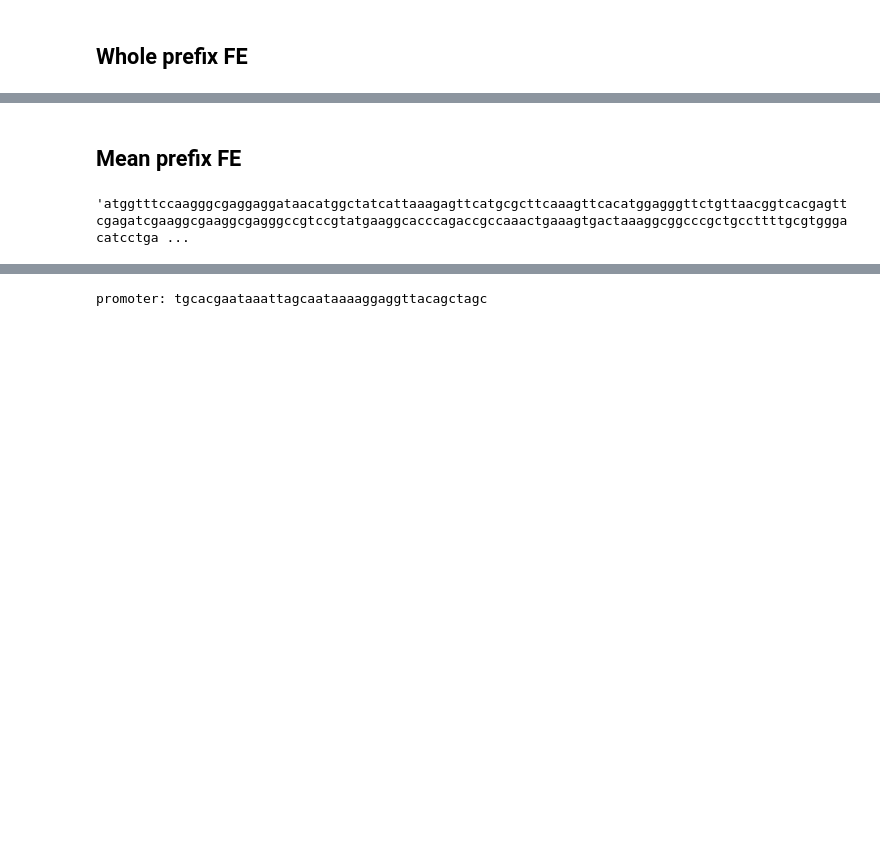
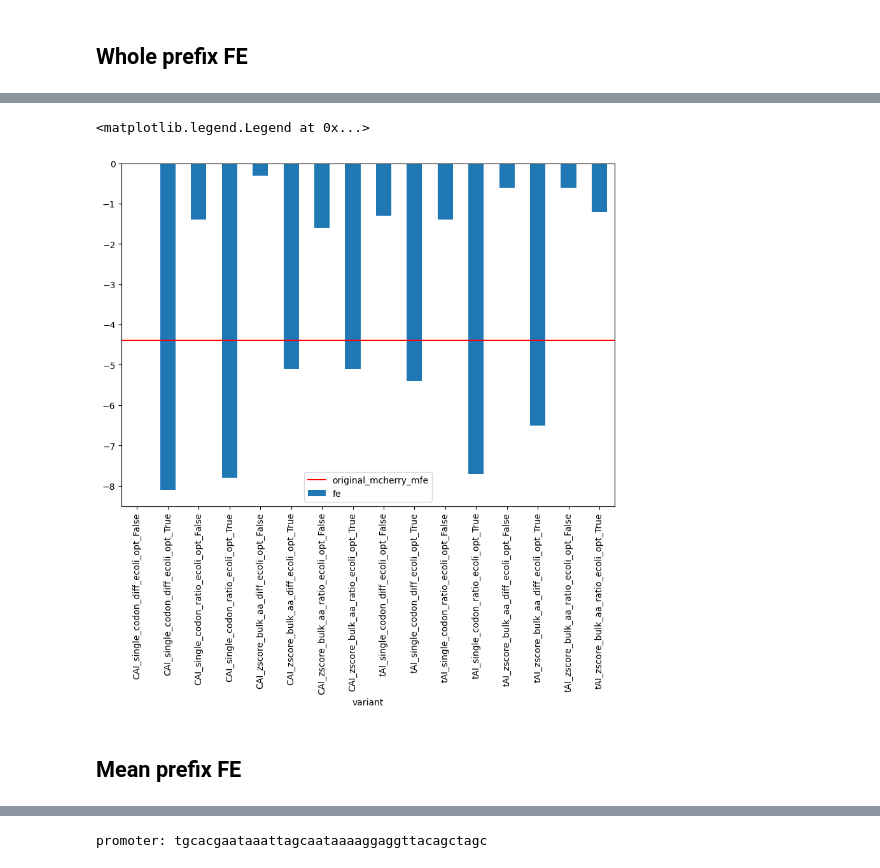
Before and after one commit to morikab/Igem_TAU_2021, a Jupyter notebook: analysis/initiation_model_analysis/playground.ipynb, the cells around one changed output, grey strips where cells are left out. Saved outputs shown, nothing was run; the diff lists cells and outputs as text; code cells hidden in the pictures; blank space fills up the shorter version.

```diff
--- a/analysis/initiation_model_analysis/playground.ipynb
+++ b/analysis/initiation_model_analysis/playground.ipynb
@@ -61,6 +54,15 @@ original_mcherry_mfe
 mfe_values = {}
 for variant, variant_seq in mcherry_variants_dict.items():
     mfe_values[variant] = RNA.fold(str(variant_seq.seq)[:num_of_codons_in_nt])[1]
+# %%
+mfe_values_df = pd.DataFrame(data={"variant":mfe_values.keys(), "fe":mfe_values.values()})
+mfe_values_df
+plt = mfe_values_df.plot(x="variant", y="fe", kind="bar", figsize=(10, 7))
+plt.axhline(y=original_mcherry_mfe, color='r', linestyle='-', label="original_mcherry_mfe")
+plt.legend()
+# %% [output]
+<matplotlib.legend.Legend at 0x...>
+[figure, added]
 # %% [markdown]
 ## Mean prefix FE
 # %%
@@ -78,4 +78,0 @@ assert mcherry_plasmid_seq[orf_start_index:orf_start_index+len(original_mcherry_
-# %%
-mcherry_plasmid_seq[orf_start_index:orf_start_index+len(original_mcherry_seq)]
-# %% [output]
-'atggtttccaagggcgaggaggataacatggctatcattaaagagttcatgcgcttcaaagttcacatggagggttctgttaacggtcacgagttcgagatcgaaggcgaaggcgagggccgtccgtatgaaggcacccagaccgccaaactgaaagtgactaaaggcggcccgctgccttttgcgtgggacatcctga ...
```
Also changed, not shown: parts of 35 cells of this notebook, 6 other files.
